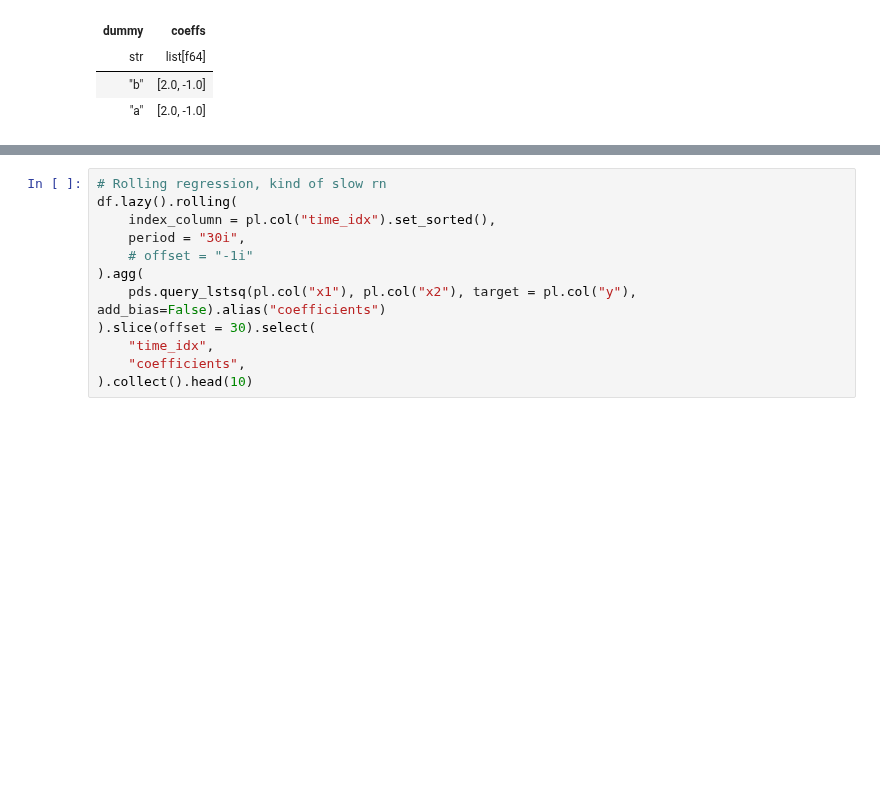
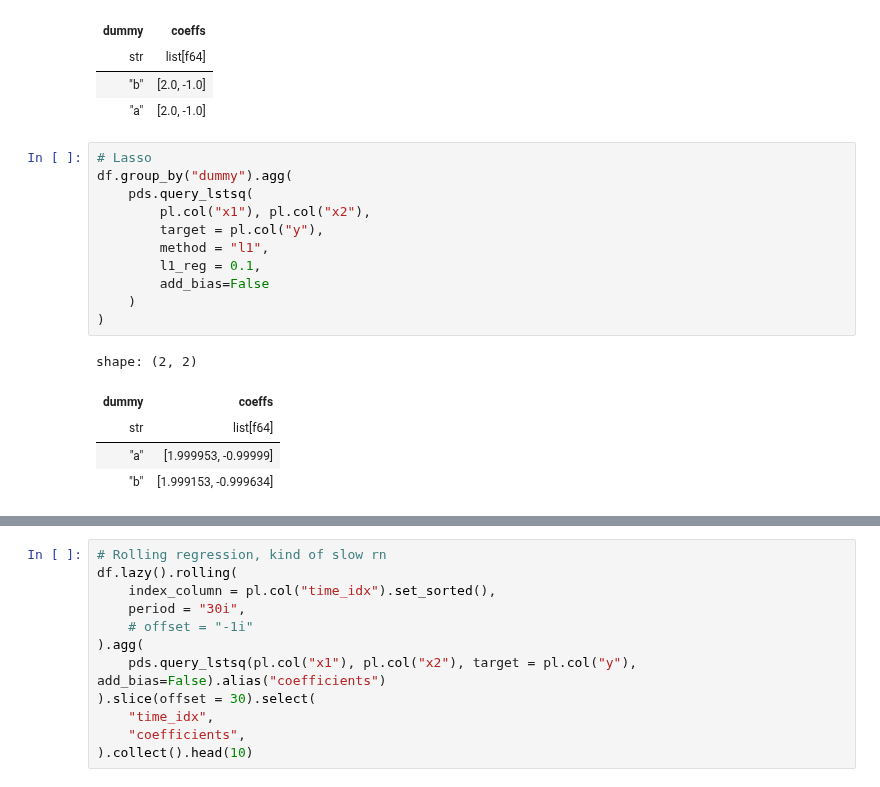
Before and after one commit to abstractqqq/polars_ds_extension, a Jupyter notebook: examples/basics.ipynb, the cells around one changed output, grey strips where cells are left out. Cells and saved outputs as stored; diff of their text form; blank space fills up the shorter version.

```diff
--- a/examples/basics.ipynb
+++ b/examples/basics.ipynb
@@ -180,3 +185,20 @@ shape: (2, 2)
 | str | list[f64] |
 | "b" | [2.0, -1.0] |
 | "a" | [2.0, -1.0] |
+# %%
+# Lasso
+df.group_by("dummy").agg(
+    pds.query_lstsq(
+        pl.col("x1"), pl.col("x2"),
+        target = pl.col("y"),
+        method = "l1",
+        l1_reg = 0.1,
+        add_bias=False
+    )
+)
+# %% [output]
+shape: (2, 2)
+| dummy | coeffs |
+| str | list[f64] |
+| "a" | [1.999953, -0.99999] |
+| "b" | [1.999153, -0.999634] |
```
Also changed, not shown: parts of 34 cells of this notebook, 1 other file.
